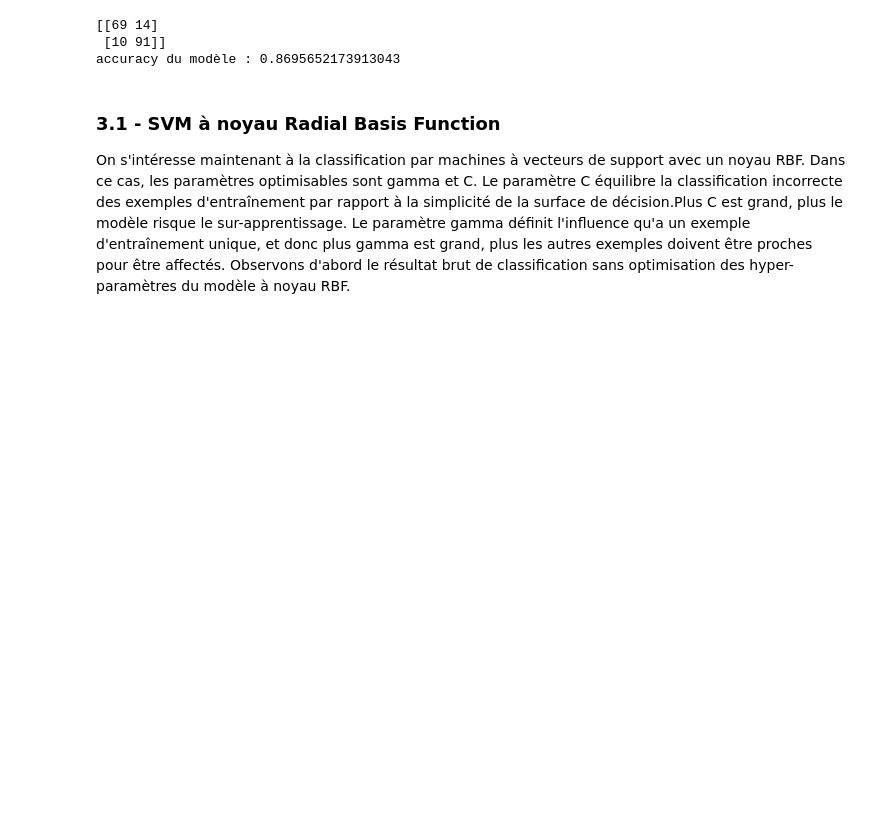
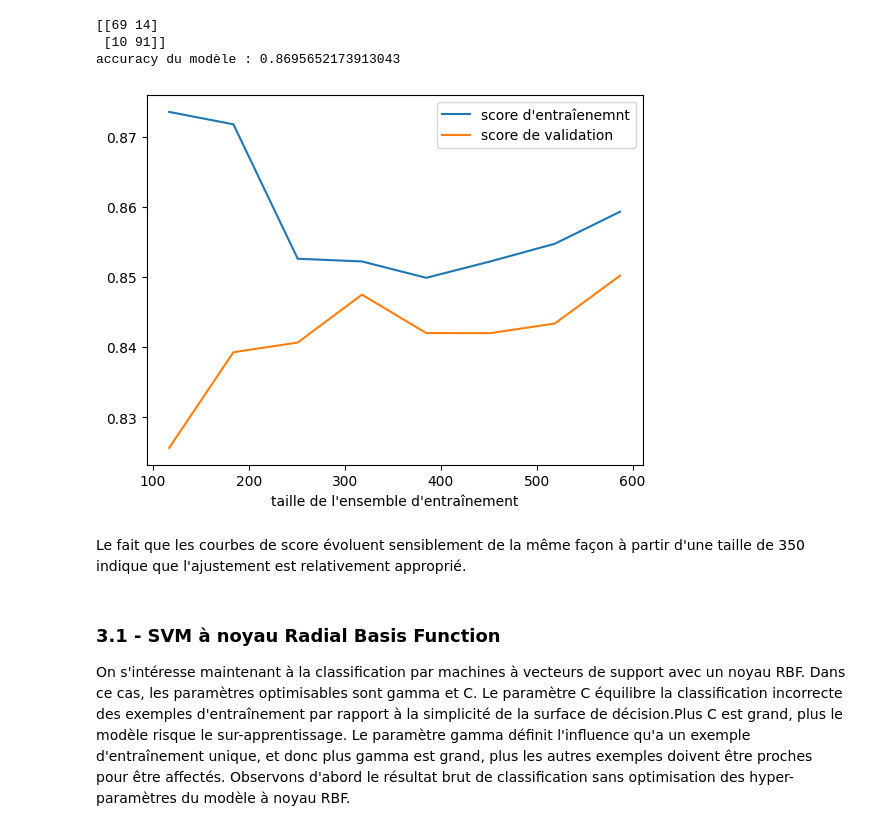
Before and after one commit to MorganChabaudENSSAT/projet_ift712, a Jupyter notebook: Projet IFT712.ipynb, the cells around one changed output. Cells and saved outputs as stored; diff of their text form; code cells hidden in the pictures; blank space fills up the shorter version.

Commit message:
feat: ajout courbes d'apprentissage svm et modification conlusion

```diff
--- a/Projet IFT712.ipynb
+++ b/Projet IFT712.ipynb
@@ -198,7 +198,7 @@ Dépendemment du type de noyau utilisé, nous tenterons d'optimiser les hyper-pa
 Dans le cas du noyau linéaire, il n'existe pas d'hyperparamètres à optimiser comme indiqué dans la documentation sklearn de la classe Support Vector Classification.
 # %%
 # Création du modèle avec noyau linéaire
-linear_svm_instance = svm(data, features_names, features_nbr, model='linear')
+linear_svm_instance = Svm(data, features_names, features_nbr, model='linear')
 # Récupération des ensembles d'entraînements et de validation
 X_train, X_test, y_train, y_test = linear_svm_instance.split_data(data)
 # Entraînement du modèle sur les données d'entraînement
@@ -209,6 +209,13 @@ linear_svm_instance.evaluate_model(X_test,y_test, confusion_matrix=True)
 [[69 14]
  [10 91]]
 accuracy du modèle : 0.8695652173913043
+# %%
+train_size = np.linspace(0.2, 1, 8)
+linear_svm_instance.plot_learning_curves(X_train, y_train, train_size)
+# %% [output]
+[figure, added]
+# %% [markdown]
+Le fait que les courbes de score évoluent sensiblement de la même façon à partir d'une taille de 350 indique que l'ajustement est relativement approprié.
 # %% [markdown]
 ### 3.1 - SVM à noyau Radial Basis Function
 On s'intéresse maintenant à la classification par machines à vecteurs de support avec un noyau RBF. Dans ce cas, les paramètres optimisables sont gamma et C.
```
Also changed, not shown: parts of 17 cells of this notebook, 1 other file.
